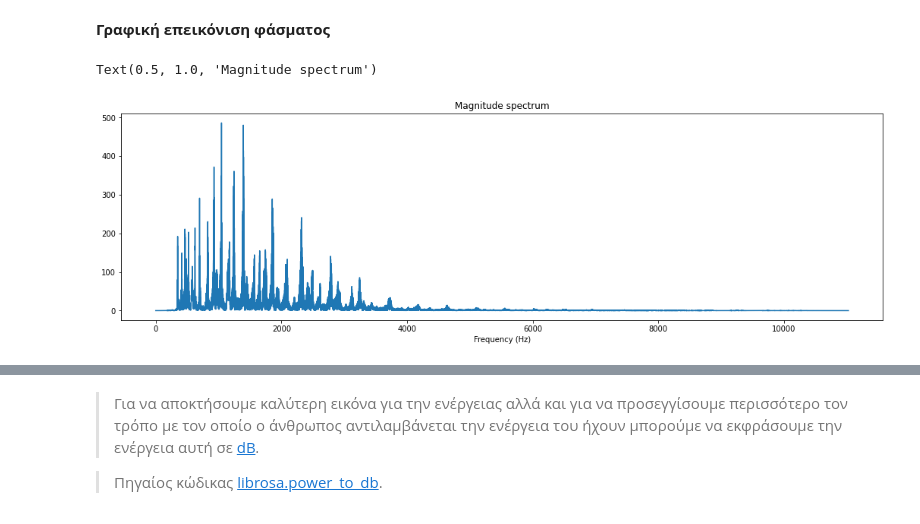
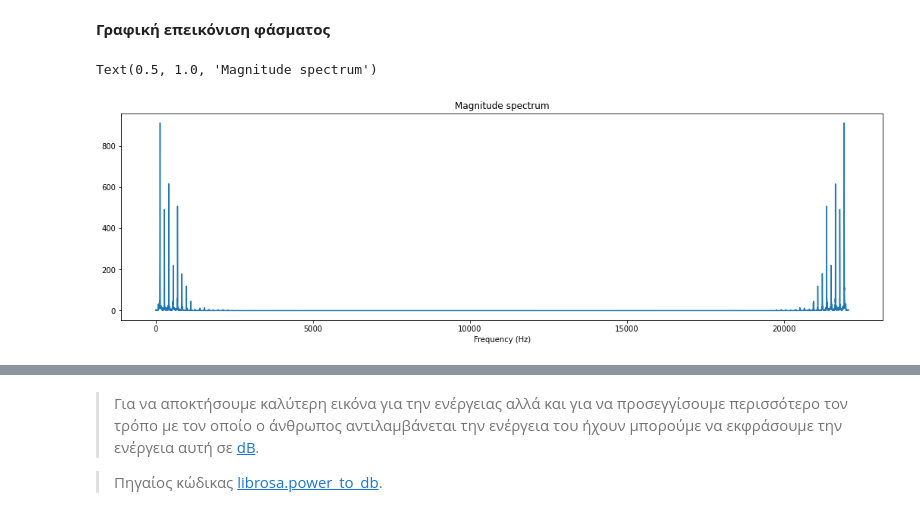
Before and after one commit to VGymnopoulos/MIR-Python-Tutorials, a Jupyter notebook: Fourier_transform.ipynb, the cells around one changed output, grey strips where cells are left out. Cells and saved outputs as stored; diff of their text form; code cells hidden in the pictures.

```diff
--- a/Fourier_transform.ipynb
+++ b/Fourier_transform.ipynb
@@ -23,4 +25,4 @@ HOP_LENGTH=256
 # %%
 #Αρχικοποίηση αρχείων/δειγμάτων
-filename= librosa.ex('trumpet')
-audio_sample, sr =librosa.load(filename)
+file_path=("/content/piano C#.wav")
+audio_sample, sr =librosa.load(file_path)
@@ -64,13 +66,13 @@ FtMagSpec=np.abs(audio_sample_ft)
 # %%
 plt.figure(figsize=(18, 5))
 
 #Επιστρέφει ομοιόμορφα κατανεμημένους αριθμούς σε ένα καθορισμένο διάστημα
 f = np.linspace(0, sr, len(FtMagSpec))
-f_bins = int(len(FtMagSpec)*0.5)
+f_bins = int(len(FtMagSpec))
 
 plt.plot(f[:f_bins], FtMagSpec[:f_bins])
 plt.xlabel('Frequency (Hz)')
 plt.title('Magnitude spectrum')
 # %% [output]
 Text(0.5, 1.0, 'Magnitude spectrum')
-[figure, old version]
+[figure, new version]
```
Also changed, not shown: parts of 10 cells of this notebook.
